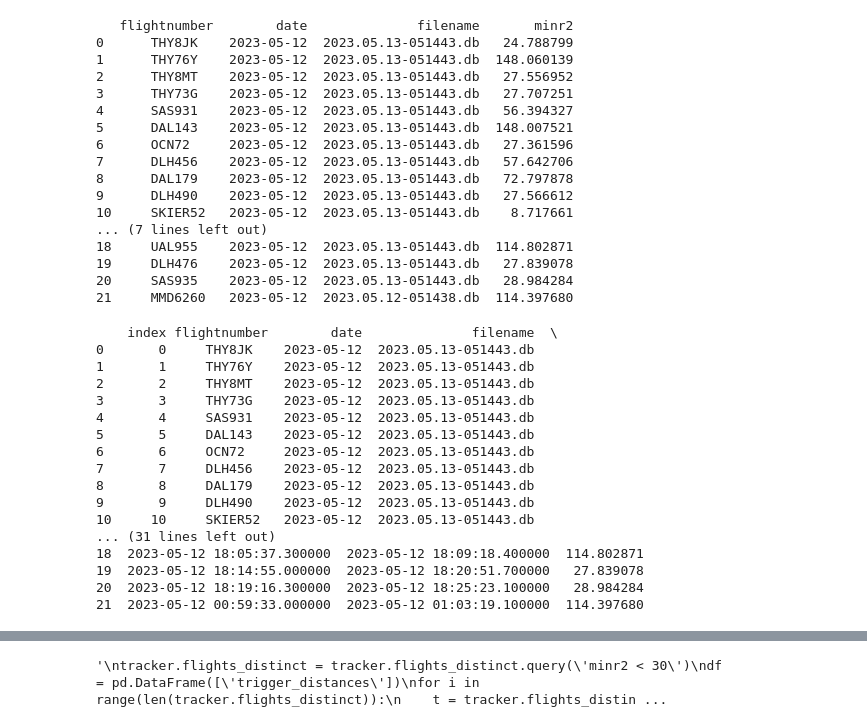
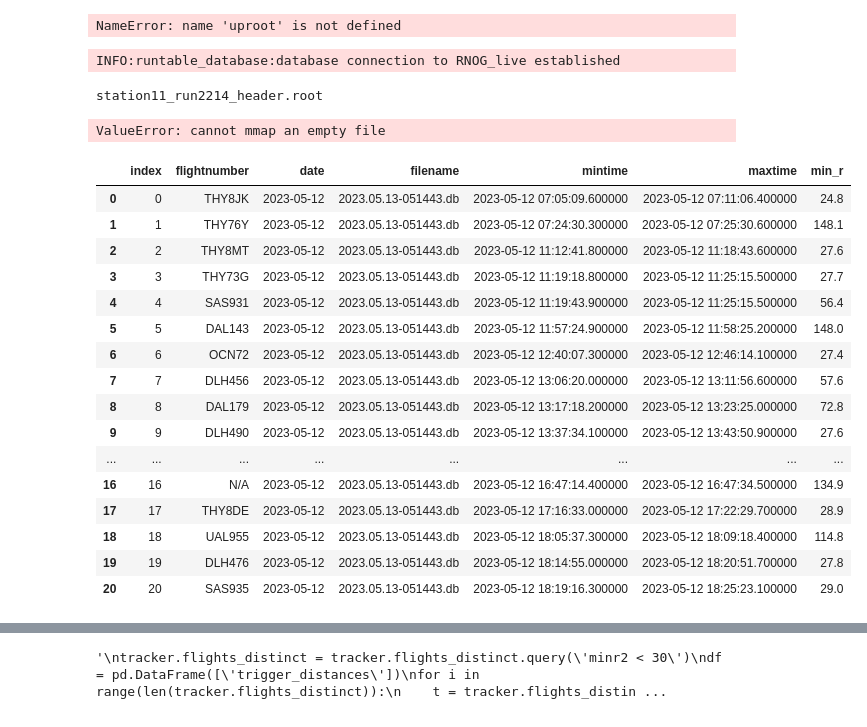
Before and after one commit to OliverSchlemper/Flights, a Jupyter notebook: test.ipynb, the cells around one changed output, grey strips where cells are left out. Cells and saved outputs as stored; diff of their text form; code cells hidden in the pictures.

```diff
--- a/test.ipynb
+++ b/test.ipynb
@@ -6,43 +7,33 @@ import pandas as pd
 from datetime import datetime
 from FlightTracker import FlightTracker
 tracker = FlightTracker('2023-05-12 00:00:00')
+# %%
+file = uproot.open("header/" + 'station11_run2214_header.root')
+# %% [output]
+NameError: name 'uproot' is not defined
+# %%
+f1 = tracker.get_flight_by_index(1)
+# %% [output]
+INFO:runtable_database:database connection to RNOG_live established
+station11_run2214_header.root
+ValueError: cannot mmap an empty file
 # %%
-tracker.show_flights()
+tracker.flights_distinct
 # %% [output]
-   flightnumber        date              filename       minr2
-0      THY8JK    2023-05-12  2023.05.13-051443.db   24.788799
-1      THY76Y    2023-05-12  2023.05.13-051443.db  148.060139
-2      THY8MT    2023-05-12  2023.05.13-051443.db   27.556952
-3      THY73G    2023-05-12  2023.05.13-051443.db   27.707251
-4      SAS931    2023-05-12  2023.05.13-051443.db   56.394327
-5      DAL143    2023-05-12  2023.05.13-051443.db  148.007521
-6      OCN72     2023-05-12  2023.05.13-051443.db   27.361596
-7      DLH456    2023-05-12  2023.05.13-051443.db   57.642706
-8      DAL179    2023-05-12  2023.05.13-051443.db   72.797878
-9      DLH490    2023-05-12  2023.05.13-051443.db   27.566612
-10     SKIER52   2023-05-12  2023.05.13-051443.db    8.717661
-... (7 lines left out)
-18     UAL955    2023-05-12  2023.05.13-051443.db  114.802871
-19     DLH476    2023-05-12  2023.05.13-051443.db   27.839078
-20     SAS935    2023-05-12  2023.05.13-051443.db   28.984284
-21     MMD6260   2023-05-12  2023.05.12-051438.db  114.397680
+|  | index | flightnumber | date | filename | mintime | maxtime | min_r |
+| 0 | 0 | THY8JK | 2023-05-12 | 2023.05.13-051443.db | 2023-05-12 07:05:09.600000 | 2023-05-12 07:11:06.400000 | 24.8 |
+| 1 | 1 | THY76Y | 2023-05-12 | 2023.05.13-051443.db | 2023-05-12 07:24:30.300000 | 2023-05-12 07:25:30.600000 | 148.1 |
+| 2 | 2 | THY8MT | 2023-05-12 | 2023.05.13-051443.db | 2023-05-12 11:12:41.800000 | 2023-05-12 11:18:43.600000 | 27.6 |
+| 3 | 3 | THY73G | 2023-05-12 | 2023.05.13-051443.db | 2023-05-12 11:19:18.800000 | 2023-05-12 11:25:15.500000 | 27.7 |
+| 4 | 4 | SAS931 | 2023-05-12 | 2023.05.13-051443.db | 2023-05-12 11:19:43.900000 | 2023-05-12 11:25:15.500000 | 56.4 |
+| 5 | 5 | DAL143 | 2023-05-12 | 2023.05.13-051443.db | 2023-05-12 11:57:24.900000 | 2023-05-12 11:58:25.200000 | 148.0 |
+| 6 | 6 | OCN72 | 2023-05-12 | 2023.05.13-051443.db | 2023-05-12 12:40:07.300000 | 2023-05-12 12:46:14.100000 | 27.4 |
+| 7 | 7 | DLH456 | 2023-05-12 | 2023.05.13-051443.db | 2023-05-12 13:06:20.000000 | 2023-05-12 13:11:56.600000 | 57.6 |
+| 8 | 8 | DAL179 | 2023-05-12 | 2023.05.13-051443.db | 2023-05-12 13:17:18.200000 | 2023-05-12 13:23:25.000000 | 72.8 |
+| 9 | 9 | DLH490 | 2023-05-12 | 2023.05.13-051443.db | 2023-05-12 13:37:34.100000 | 2023-05-12 13:43:50.900000 | 27.6 |
+| ... | ... | ... | ... | ... | ... | ... | ... |
+| 16 | 16 | N/A | 2023-05-12 | 2023.05.13-051443.db | 2023-05-12 16:47:14.400000 | 2023-05-12 16:47:34.500000 | 134.9 |
+| 17 | 17 | THY8DE | 2023-05-12 | 2023.05.13-051443.db | 2023-05-12 17:16:33.000000 | 2023-05-12 17:22:29.700000 | 28.9 |
+| 18 | 18 | UAL955 | 2023-05-12 | 2023.05.13-051443.db | 2023-05-12 18:05:37.300000 | 2023-05-12 18:09:18.400000 | 114.8 |
+| 19 | 19 | DLH476 | 2023-05-12 | 2023.05.13-051443.db | 2023-05-12 18:14:55.000000 | 2023-05-12 18:20:51.700000 | 27.8 |
+| 20 | 20 | SAS935 | 2023-05-12 | 2023.05.13-051443.db | 2023-05-12 18:19:16.300000 | 2023-05-12 18:25:23.100000 | 29.0 |
-# %%
-print(tracker.flights_distinct.reset_index(drop=True))
-# %% [output]
-    index flightnumber        date              filename  \
-0       0     THY8JK    2023-05-12  2023.05.13-051443.db
-1       1     THY76Y    2023-05-12  2023.05.13-051443.db
-2       2     THY8MT    2023-05-12  2023.05.13-051443.db
-3       3     THY73G    2023-05-12  2023.05.13-051443.db
-4       4     SAS931    2023-05-12  2023.05.13-051443.db
-5       5     DAL143    2023-05-12  2023.05.13-051443.db
-6       6     OCN72     2023-05-12  2023.05.13-051443.db
-7       7     DLH456    2023-05-12  2023.05.13-051443.db
-8       8     DAL179    2023-05-12  2023.05.13-051443.db
-9       9     DLH490    2023-05-12  2023.05.13-051443.db
-10     10     SKIER52   2023-05-12  2023.05.13-051443.db
-... (31 lines left out)
-18  2023-05-12 18:05:37.300000  2023-05-12 18:09:18.400000  114.802871
-19  2023-05-12 18:14:55.000000  2023-05-12 18:20:51.700000   27.839078
-20  2023-05-12 18:19:16.300000  2023-05-12 18:25:23.100000   28.984284
-21  2023-05-12 00:59:33.000000  2023-05-12 01:03:19.100000  114.397680
```
Also changed, not shown: parts of 6 cells of this notebook, 38 other files.
